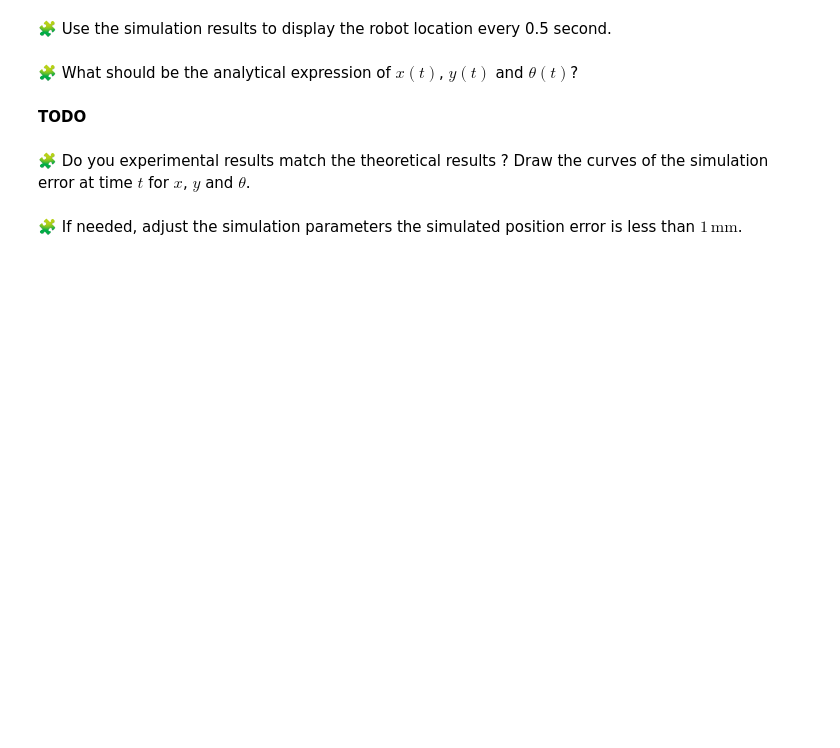
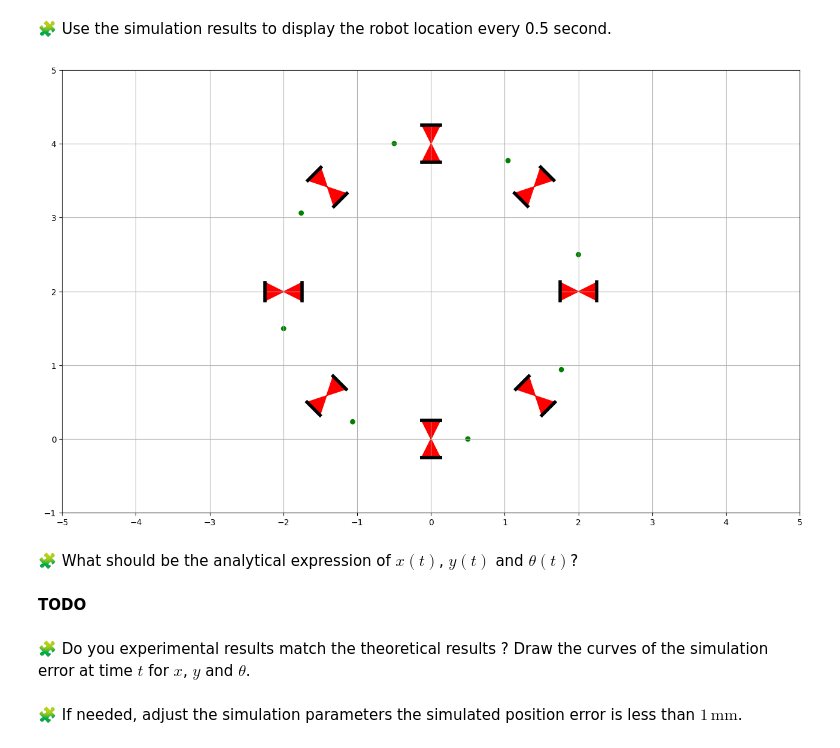
Before and after one commit to Nouamane77/control-engineering-with-python-project-2023-2024, a Jupyter notebook: Project-part-1.ipynb, the cells around one changed output. Drawn from its saved outputs; the diff is of its cells as text; code cells hidden in the pictures; blank space fills up the shorter version.

```diff
--- a/Project-part-1.ipynb
+++ b/Project-part-1.ipynb
@@ -232,3 +307,16 @@ pass
+# %%
+# drawing the world arena
+draw_arena(-5, 5, -1, 5)
+
+ts = []
+for i in range(9):
+  ts.append(i * 0.5)
+
+for t in ts:
+    draw_scooter(sol(t)[0],sol(t)[1],sol(t)[2])
+show()
+# %% [output]
+[figure, added]
 # %% [markdown]
 🧩 What should be the analytical expression of $x(t)$, $y(t)$ and $\theta(t)$?
 # %% [markdown]
```
Also changed, not shown: parts of 8 cells of this notebook.
